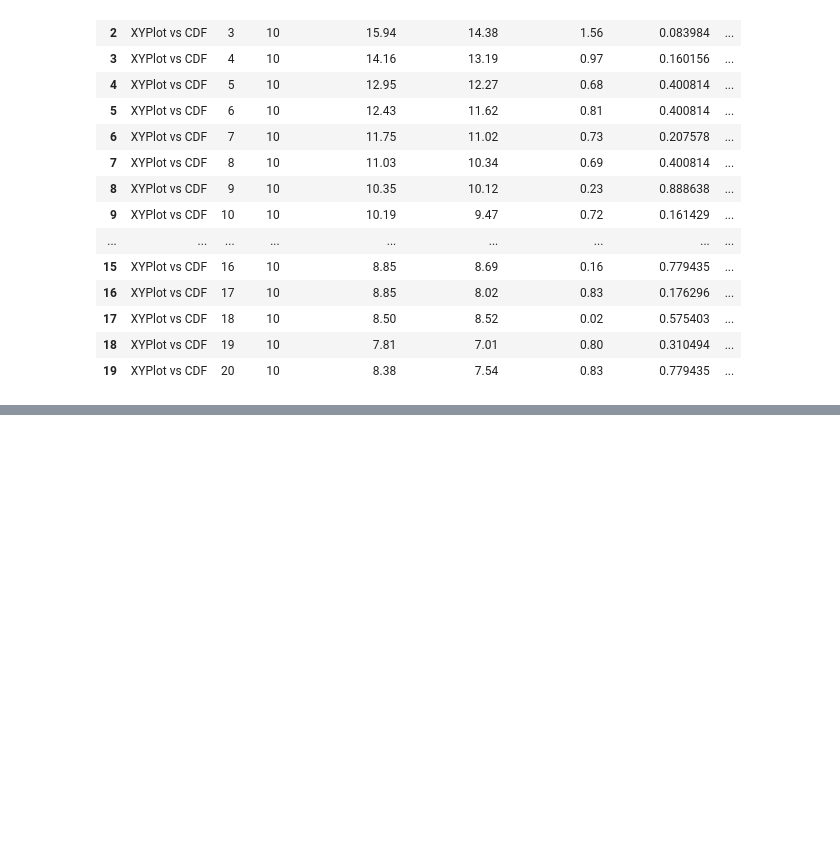
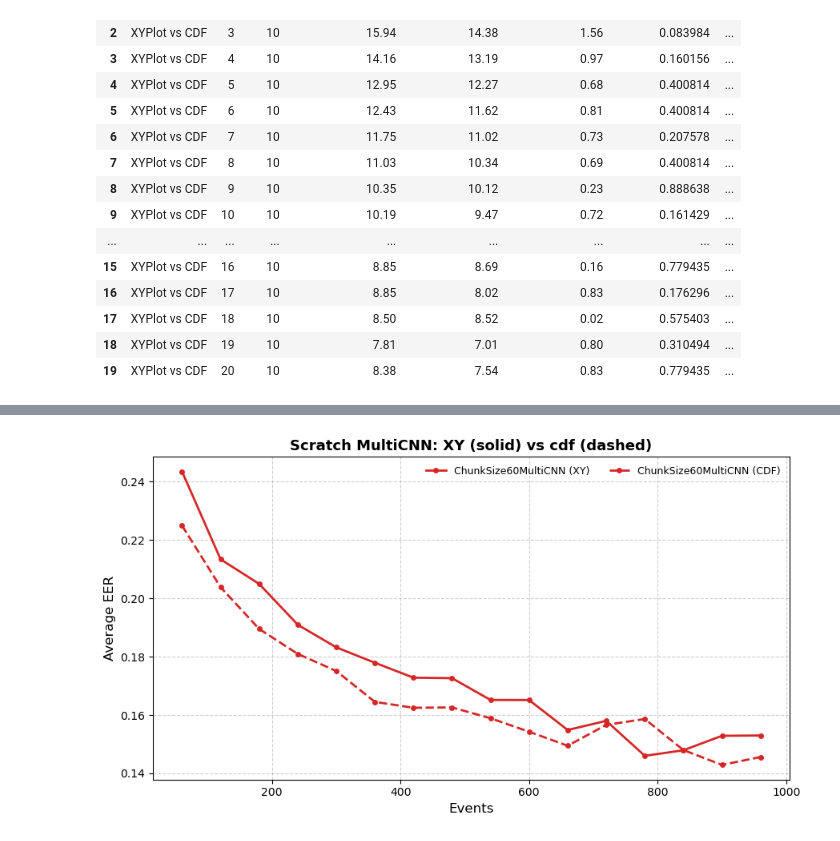
Before and after one commit to S-lijun/Mouse_Dynamics, a Jupyter notebook: Results_New.ipynb, the cells around one changed output, grey strips where cells are left out. Saved outputs shown, nothing was run; the diff lists cells and outputs as text; code cells hidden in the pictures; blank space fills up the shorter version.

```diff
--- a/Results_New.ipynb
+++ b/Results_New.ipynb
@@ -482,0 +483,9 @@ plot_chunk_xy_cdf_curves(
+# %%
+plot_chunk_xy_cdf_curves(
+    xy_dir="Visualization/Scratch/XYPlot",
+    cdf_dir="Visualization/Scratch/cdf",
+    title="Scratch MultiCNN: XY (solid) vs cdf (dashed)",
+    max_event=1000
+)
+# %% [output]
+[figure, added]
```
Also changed, not shown: parts of 1 cell of this notebook, 5 other files.
